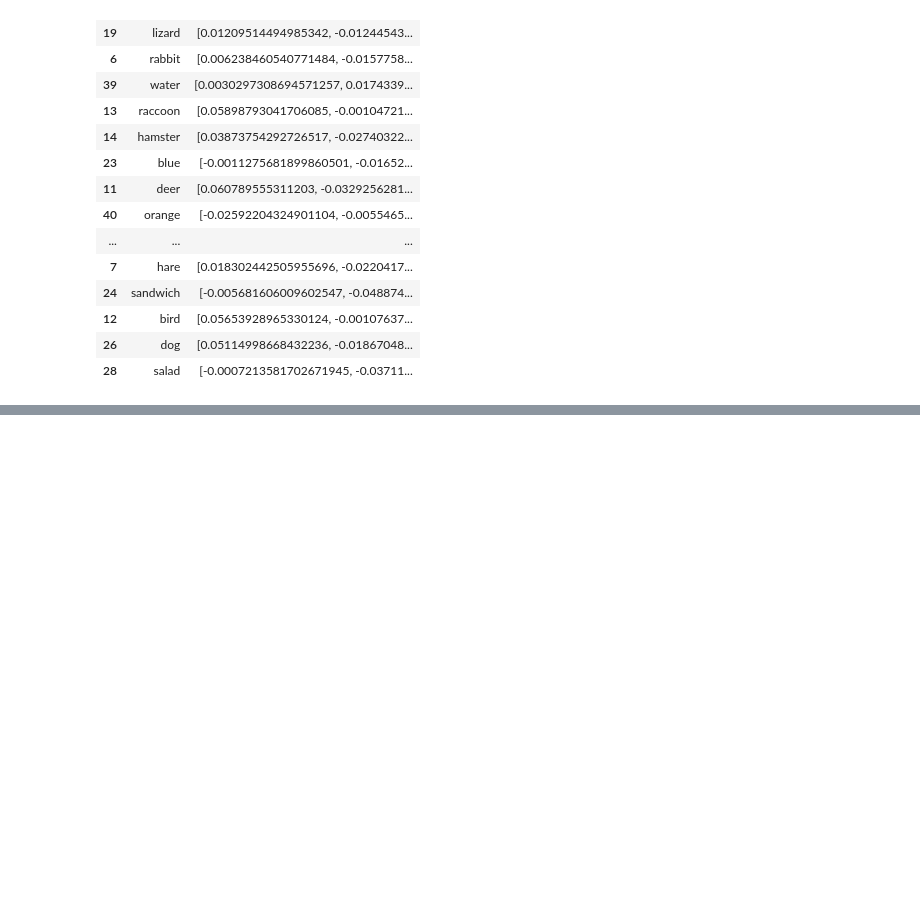
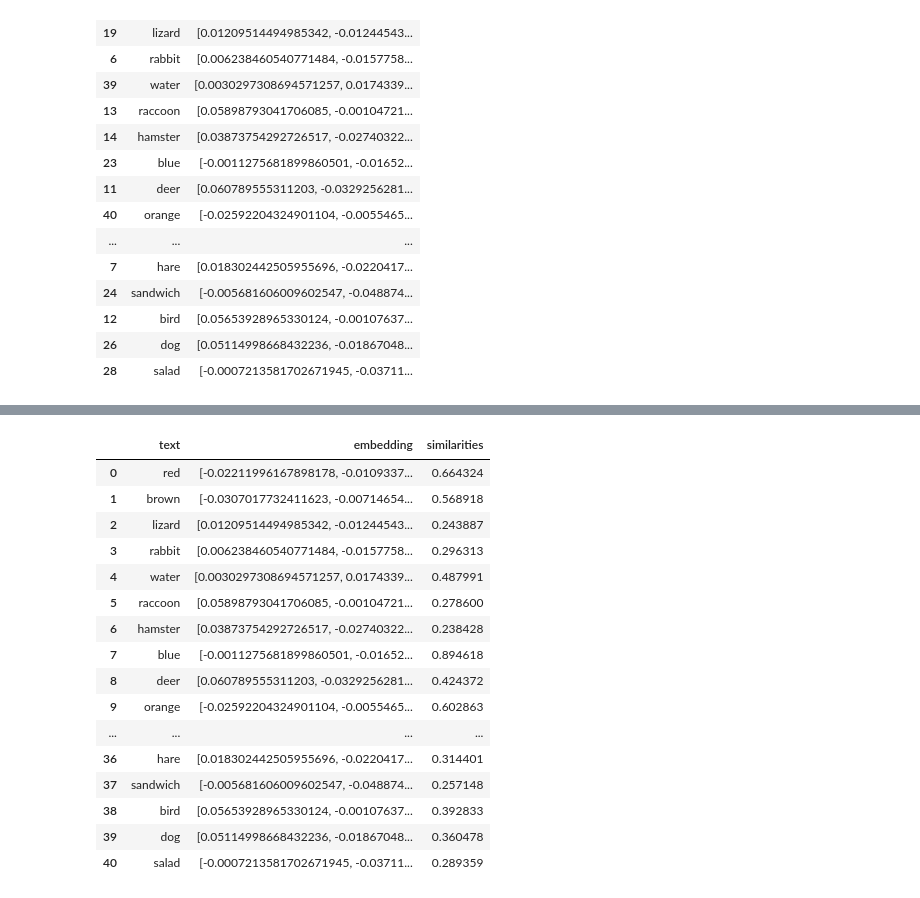
Before and after one commit to Jhonneg/py-langchain, a Jupyter notebook: embeddings.ipynb, the cells around one changed output, grey strips where cells are left out. Drawn from its saved outputs; the diff is of its cells as text; code cells hidden in the pictures; blank space fills up the shorter version.

Commit message:
finished embedding section

```diff
--- a/embeddings.ipynb
+++ b/embeddings.ipynb
@@ -80,0 +109,38 @@ df.to_csv("words-embeddings.csv", index=False)
+# %%
+import pandas as pd
+import numpy as np
+
+df = pd.read_csv("words-embeddings.csv")
+df["embedding"] = df["embedding"].apply(eval).apply(np.array)
+# %%
+search_term = "red"
+search_term_vector = get_embedding(search_term)
+# %%
+import numpy as np
+
+
+def cosine_similarity(vec_x, vec_y):
+    x = np.array(vec_x)
+    y = np.array(vec_y)
+
+    if x.ndim != 1 or y.ndim != 1:
+        raise ValueError("Both vectors must be one-dimensional")
+
+    if x.shape[0] != y.shape[0]:
+        raise ValueError("Vectors must be of smae dimentions")
+
+    dot_procuct = np.dot(x, y)
+    norm_x = np.linalg.norm(x)
+    norm_y = np.linalg.norm(y)
+
+    if norm_x == 0 or norm_y == 0:
+        raise ValueError("one of the verctors is zero")
+
+    similarity = dot_procuct / (norm_x * norm_y)
+
+    return similarity
+# %%
+df["similarities"] = df["embedding"].apply(
+    lambda x: cosine_similarity(x, search_term_vector)
+)
+df.sort_values("similarities", ascending=False).head(10)
@@ -80,0 +159,20 @@ df.to_csv("words-embeddings.csv", index=False)
+# %%
+df
+# %% [output]
+|  | text | embedding | similarities |
+| 0 | red | [-0.02211996167898178, -0.0109337... | 0.664324 |
+| 1 | brown | [-0.0307017732411623, -0.00714654... | 0.568918 |
+| 2 | lizard | [0.01209514494985342, -0.01244543... | 0.243887 |
+| 3 | rabbit | [0.006238460540771484, -0.0157758... | 0.296313 |
+| 4 | water | [0.0030297308694571257, 0.0174339... | 0.487991 |
+| 5 | raccoon | [0.05898793041706085, -0.00104721... | 0.278600 |
+| 6 | hamster | [0.03873754292726517, -0.02740322... | 0.238428 |
+| 7 | blue | [-0.0011275681899860501, -0.01652... | 0.894618 |
+| 8 | deer | [0.060789555311203, -0.0329256281... | 0.424372 |
+| 9 | orange | [-0.02592204324901104, -0.0055465... | 0.602863 |
+| ... | ... | ... | ... |
+| 36 | hare | [0.018302442505955696, -0.0220417... | 0.314401 |
+| 37 | sandwich | [-0.005681606009602547, -0.048874... | 0.257148 |
+| 38 | bird | [0.05653928965330124, -0.00107637... | 0.392833 |
+| 39 | dog | [0.05114998668432236, -0.01867048... | 0.360478 |
+| 40 | salad | [-0.0007213581702671945, -0.03711... | 0.289359 |
```
Also changed, not shown: parts of 7 cells of this notebook.
